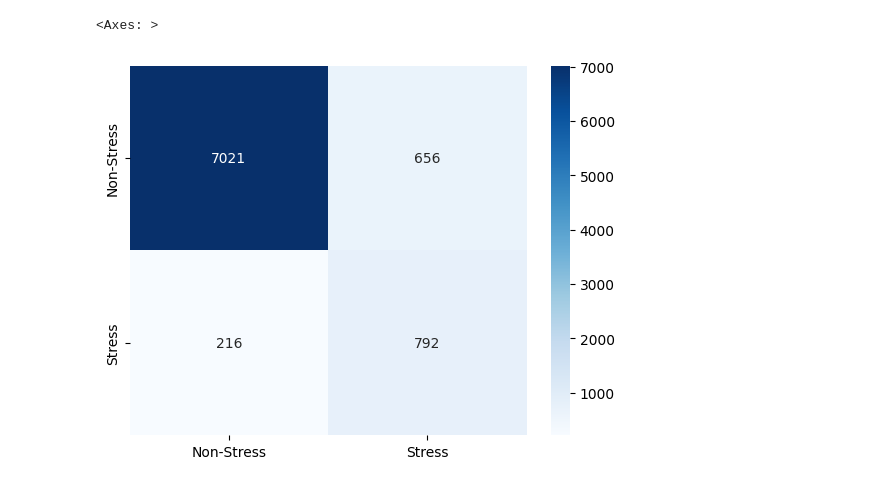
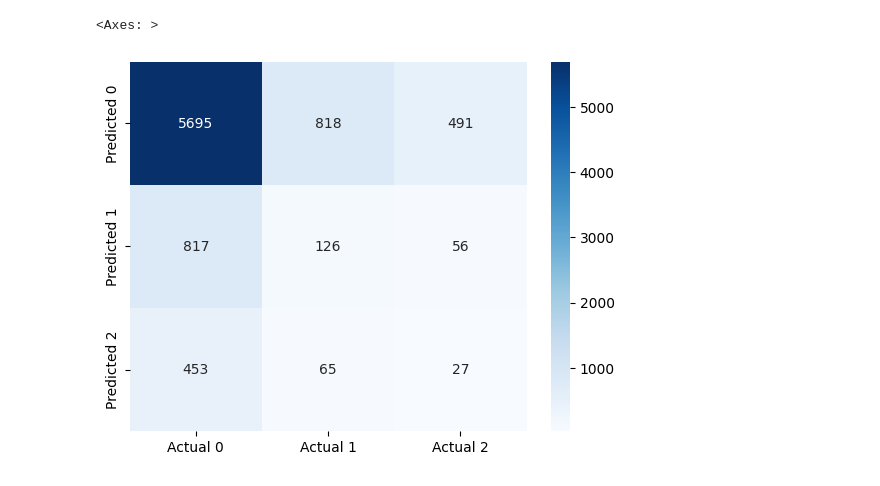
Before and after one commit to EricFan1110/Autonomous-Bio-Kinetic-Event-Detection, a Jupyter notebook: src/test_WESAD.ipynb, the cells around one changed output. Saved outputs shown, nothing was run; the diff lists cells and outputs as text; code cells hidden in the pictures.

```diff
--- a/src/test_WESAD.ipynb
+++ b/src/test_WESAD.ipynb
@@ -195,38 +497,27 @@ sns.heatmap(
 # %%
-class MLP(nn.Module):
-    def __init__(self):
-        super().__init__()
-
-        self.net = nn.Sequential(
-            nn.Linear(7000, 1024),
-            nn.ReLU(),
-            nn.Linear(1024, 512),
-            nn.ReLU(),
-            nn.Linear(512, 2)
-        )
-
-    def forward(self, x):
-        return self.net(x)
-
+# ========================= TEST NN ==============================
 device = "cuda:0"
 
 model = MLP().to(torch.float64).to(device)
-class_weight = torch.tensor([1.0,9.0]).to(torch.float64).to(device)
+
+unique, counts = np.unique(y.copy(), return_counts=True)
+class_weight = torch.tensor([len(y) / (len(unique) * counts[i]) for i in range(len(unique))]).to(torch.float64).to(device)
+print(class_weight)
 criterion = nn.CrossEntropyLoss(weight=class_weight)
 optimizer = optim.AdamW(model.parameters(), lr=1e-4)
 
 
-dataset = TensorDataset(torch.tensor(x), torch.tensor(y))
-train_size = int(0.8 * len(dataset))
-test_size = len(dataset) - train_size
-train_dataset, test_dataset = random_split(
-    dataset,
-    [train_size, test_size]
-)
-dataloader_tr = DataLoader(train_dataset, batch_size=32, shuffle=True)
-dataloader_te = DataLoader(test_dataset, batch_size=32, shuffle=True)
+scaler = StandardScaler()
+X_train_scaled = scaler.fit_transform(X_train)
+X_test_scaled = scaler.transform(X_test)
+train_dataset = TensorDataset(torch.tensor(X_train_scaled), torch.tensor(y_train))
+test_dataset = TensorDataset(torch.tensor(X_test_scaled), torch.tensor(y_test))
 
-num_epochs = 50
+dataloader_tr = DataLoader(train_dataset, batch_size=256, shuffle=True)
+dataloader_te = DataLoader(test_dataset, batch_size=256, shuffle=True)
+
+
+num_epochs = 120
 
 for epoch in range(num_epochs):
     model.train()
@@ -239,6 +530,8 @@ for epoch in range(num_epochs):
         # Forward pass
         logits = model(batch_x)
         loss = criterion(logits, batch_y)
+        if torch.isnan(batch_x).any() or torch.isinf(batch_x).any():
+            print('invalid input detected')
 
         # Backward pass
         optimizer.zero_grad()
@@ -247,8 +540,26 @@ for epoch in range(num_epochs):
 
         total_loss += loss.item()
 
+    model.eval()
+    correct = 0
+    total = 0
+    val_loss_total = 0.0
+
+    with torch.no_grad():
+        for tx, ty in dataloader_te:
+            tx, ty = tx.to(device), ty.to(device)
+
+            logits = model(tx)
+            preds = logits.argmax(dim=1)
+            val_loss = criterion(logits, ty)
+            val_loss_total += loss.item()
+
+            correct += (preds == ty).sum().item()
+            total += ty.size(0)
+
+    val_accuracy = correct / total
     avg_loss = total_loss / len(dataloader_tr)
-    print(f"Epoch [{epoch+1}/{num_epochs}] - Loss: {avg_loss:.4f}")
+    print(f"Epoch [{epoch+1}/{num_epochs}] - Loss: {avg_loss:.4f} - Val_Acc: {val_accuracy} - Val_Loss: {val_loss_total/len(dataloader_tr)}")
 
 model.eval()
 correct = 0
@@ -258,26 +569,28 @@ y_test = []
 pred = []
 
 with torch.no_grad():
-    for x, y in dataloader_te:
-        x, y = x.to(device), y.to(device)
+    for tx, ty in dataloader_te:
+        tx, ty = tx.to(device), ty.to(device)
 
-        logits = model(x)
+        logits = model(tx)
         preds = logits.argmax(dim=1)
 
-        y_test.extend(y.cpu())
+        y_test.extend(ty.cpu())
         pred.extend(preds.cpu())
 
-        correct += (preds == y).sum().item()
-        total += y.size(0)
+        correct += (preds == ty).sum().item()
+        total += ty.size(0)
 
 accuracy = correct / total
 print(f"Test accuracy: {accuracy:.4f}")
-print(y_test)
-print(pred)
-cm = confusion_matrix(y_test, pred)
+
+cm = confusion_matrix(np.array(y_test), np.array(pred), labels=unique)
+f1 = f1_score(np.array(y_test), np.array(pred), average='micro', labels=unique)
+print(f1)
+print(cm)
 sns.heatmap(
-        cm, annot=True, fmt="d", cmap="Blues",
-        xticklabels=["Non-Stress", "Stress"],
-        yticklabels=["Non-Stress", "Stress"]
-    )
+    cm, annot=True, fmt="d", cmap="Blues",
+    xticklabels=[f"Actual {i}" for i in range(len(unique))],
+    yticklabels=[f"Predicted {i}" for i in range(len(unique))]
+)
 # %% [output]
@@ -301,2 +614,2 @@ Test accuracy: 0.8996
 <Axes: >
-[figure, old version]
+[figure, new version]
```
Also changed, not shown: parts of 10 cells of this notebook.
